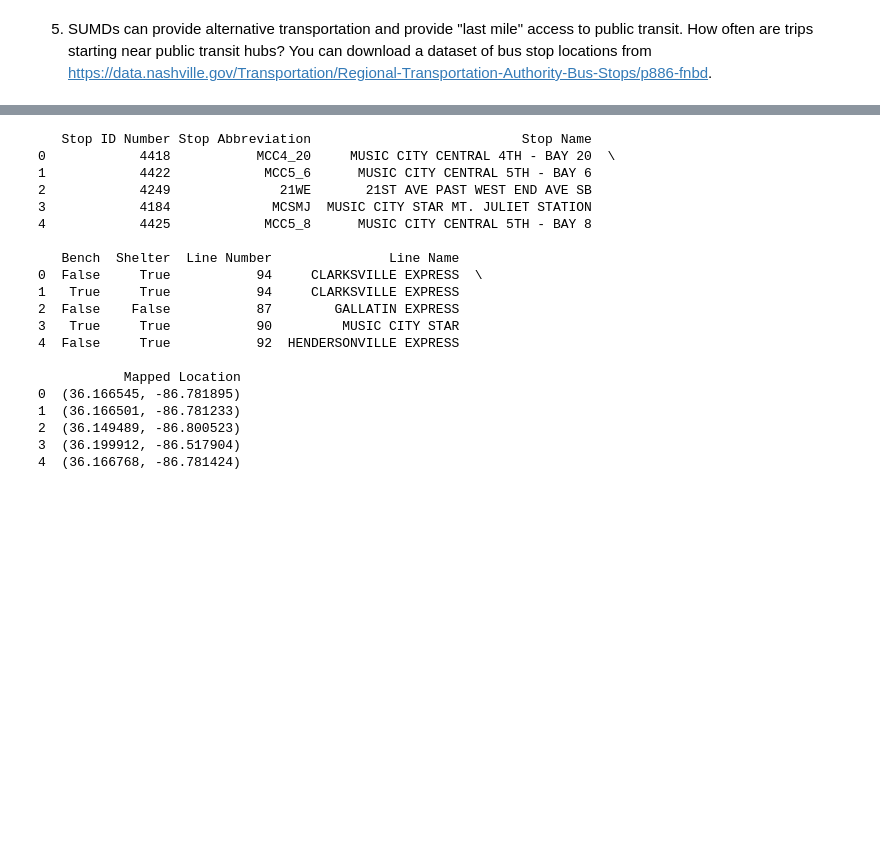
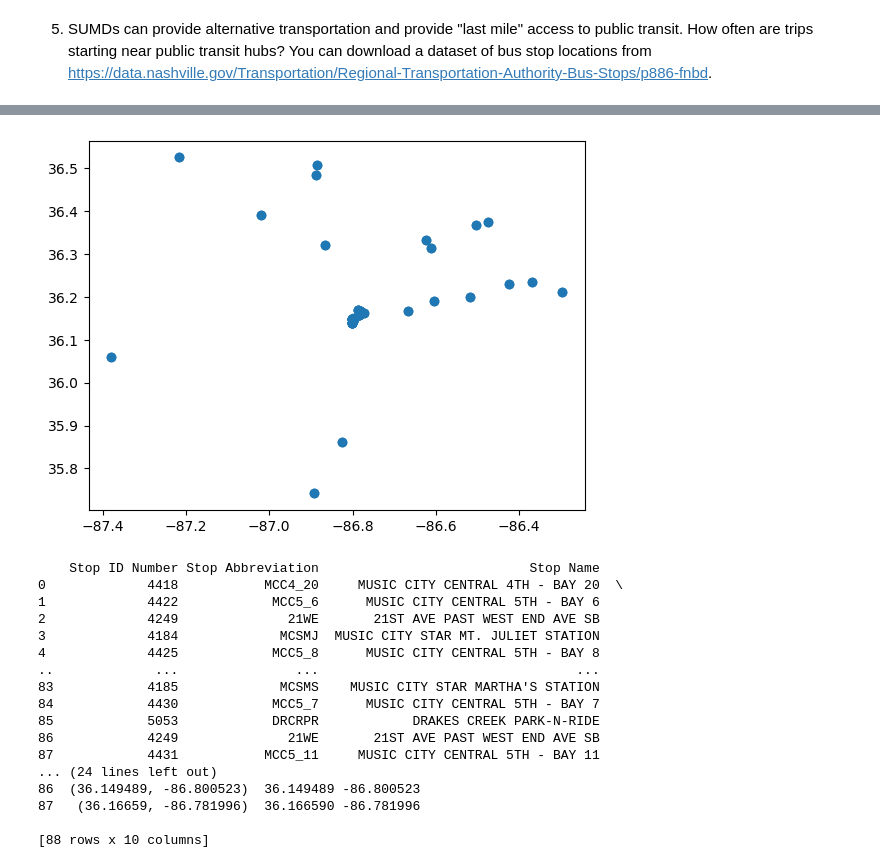
Before and after one commit to NSS-Data-Analytics-Cohort-8/scooter-partner1-whenhugocallsuspythonistas, a Jupyter notebook: notebooks/question 5.ipynb, the cells around one changed output, grey strips where cells are left out. Saved outputs shown, nothing was run; the diff lists cells and outputs as text; code cells hidden in the pictures; blank space fills up the shorter version.

```diff
--- a/notebooks/question 5.ipynb
+++ b/notebooks/question 5.ipynb
@@ -15,23 +43,27 @@ bus_stop = pd.read_csv('..\data\Regional_Transportation_Authority_Bus_Stops.csv'
+# %%
+bus_stop[["Latitude", "Longitude"]] = bus_stop["Mapped Location"].str.strip("()").str.split(", ", expand=True).astype(float)
+# %%
+plt.scatter(bus_stop["Longitude"], bus_stop["Latitude"])
+plt.show()
+# %% [output]
+[figure, added]
 # %%
-print(bus_stop.head(5))
+print(bus_stop)
 # %% [output]
-   Stop ID Number Stop Abbreviation                           Stop Name
-0            4418           MCC4_20     MUSIC CITY CENTRAL 4TH - BAY 20  \
-1            4422            MCC5_6      MUSIC CITY CENTRAL 5TH - BAY 6
-2            4249              21WE       21ST AVE PAST WEST END AVE SB
-3            4184             MCSMJ  MUSIC CITY STAR MT. JULIET STATION
-4            4425            MCC5_8      MUSIC CITY CENTRAL 5TH - BAY 8
+    Stop ID Number Stop Abbreviation                           Stop Name
+0             4418           MCC4_20     MUSIC CITY CENTRAL 4TH - BAY 20  \
+1             4422            MCC5_6      MUSIC CITY CENTRAL 5TH - BAY 6
+2             4249              21WE       21ST AVE PAST WEST END AVE SB
+3             4184             MCSMJ  MUSIC CITY STAR MT. JULIET STATION
+4             4425            MCC5_8      MUSIC CITY CENTRAL 5TH - BAY 8
+..             ...               ...                                 ...
+83            4185             MCSMS    MUSIC CITY STAR MARTHA'S STATION
+84            4430            MCC5_7      MUSIC CITY CENTRAL 5TH - BAY 7
+85            5053            DRCRPR            DRAKES CREEK PARK-N-RIDE
+86            4249              21WE       21ST AVE PAST WEST END AVE SB
+87            4431           MCC5_11     MUSIC CITY CENTRAL 5TH - BAY 11
+... (24 lines left out)
+86  (36.149489, -86.800523)  36.149489 -86.800523
+87   (36.16659, -86.781996)  36.166590 -86.781996
 
-   Bench  Shelter  Line Number               Line Name
-0  False     True           94     CLARKSVILLE EXPRESS  \
-1   True     True           94     CLARKSVILLE EXPRESS
-2  False    False           87        GALLATIN EXPRESS
-3   True     True           90         MUSIC CITY STAR
-4  False     True           92  HENDERSONVILLE EXPRESS
-
-           Mapped Location
-0  (36.166545, -86.781895)
-1  (36.166501, -86.781233)
-2  (36.149489, -86.800523)
-3  (36.199912, -86.517904)
-4  (36.166768, -86.781424)
+[88 rows x 10 columns]
```
Also changed, not shown: parts of 9 cells of this notebook, 2 other files.
